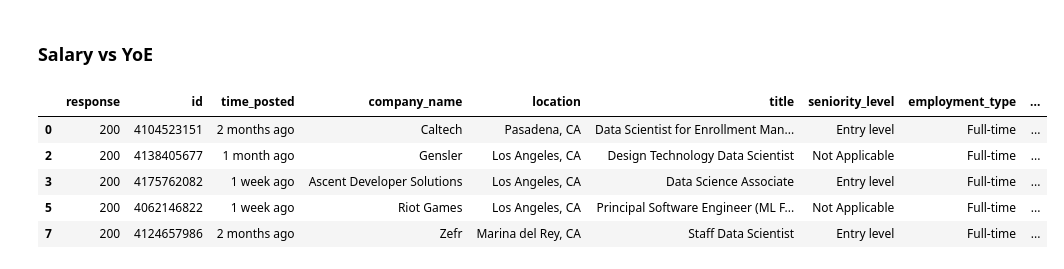
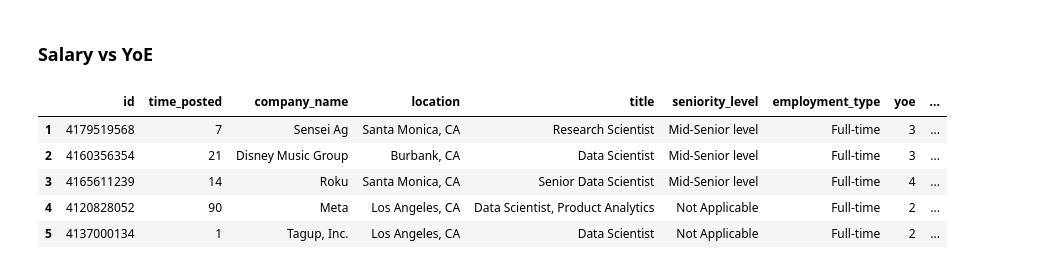
Before and after one commit to desmond-jung/Job-Insights-Agent, a Jupyter notebook: job_posting_scraper.ipynb, the cells around one changed output. Cells and saved outputs as stored; diff of their text form; code cells hidden in the pictures.

Commit message:
improving integrity of fields and data pre-processing

```diff
--- a/job_posting_scraper.ipynb
+++ b/job_posting_scraper.ipynb
@@ -409,5 +395,2 @@ def extract_min_range(salary):
 # %% [markdown]
 ##### Salary - Replace with minimum value if a range is provided, integer type
-# %%
-salary = jobs_df[jobs_df['salary'].notna()].reset_index(drop=True)
-salary.head()
@@ -424,0 +422,26 @@ salary.head()
+# %%
+# Format Time Posted to days
+
+def convert_to_days(time_posted):
+
+    time_string = time_posted.split(' ')
+    if len(time_string) < 2:
+        return 0
+    date = time_string[1]
+    num = int(time_string[0])
+    if date == 'hour' or date == 'hours':
+        return 1
+    elif date == 'year' or date == 'years':
+        return num * 365
+    elif date == 'months' or date == 'months':
+        return num * 30
+    elif date == 'week' or date == 'weeks':
+        return num * 7
+    else:
+        return num
+
+#jobs_df['time_posted'] = jobs_df['time_posted'].fillna(0).astype(int)
+# time_df = jobs_df[jobs_df['time_posted'].notna()].copy()
+jobs_df['time_posted'] = jobs_df['time_posted'].fillna('0').astype(str)
+jobs_df.loc[:, 'time_posted'] = jobs_df['time_posted'].apply(convert_to_days).astype(int)
+jobs_df.head(1)
@@ -425,2 +451,5 @@ salary.head()
 # %% [markdown]
 ##### Ensure YOE is an integer
+# %%
+jobs_df['yoe'] = jobs_df['yoe'].fillna(0).astype(int)
+jobs_df.head(1)
@@ -427,2 +459,5 @@ salary.head()
 # %% [markdown]
 ##### Remove Response column
+# %%
+jobs_df = jobs_df.drop('response', axis = 1)
+jobs_df.head(1)
@@ -433,18 +471,18 @@ import matplotlib.pyplot as plt
 # %% [markdown]
 ### Salary vs YoE
 # %%
-salary_df = jobs_df[jobs_df['salary'].notna()].copy()  # Ensure it's a copy
+salary_df = jobs_df[jobs_df['salary']!= 0].copy()  # Ensure it's a copy
 salary_df.loc[:, 'salary'] = salary_df['salary'].apply(extract_min_range)
 
 
 salary_df.head()
 # %% [output]
-|  | response | id | time_posted | company_name | location | title | seniority_level | employment_type | ... |
-| 0 | 200 | 4104523151 | 2 months ago | Caltech | Pasadena, CA | Data Scientist for Enrollment Man... | Entry level | Full-time | ... |
-| 2 | 200 | 4138405677 | 1 month ago | Gensler | Los Angeles, CA | Design Technology Data Scientist | Not Applicable | Full-time | ... |
-| 3 | 200 | 4175762082 | 1 week ago | Ascent Developer Solutions | Los Angeles, CA | Data Science Associate | Entry level | Full-time | ... |
-| 5 | 200 | 4062146822 | 1 week ago | Riot Games | Los Angeles, CA | Principal Software Engineer (ML F... | Not Applicable | Full-time | ... |
-| 7 | 200 | 4124657986 | 2 months ago | Zefr | Marina del Rey, CA | Staff Data Scientist | Entry level | Full-time | ... |
+|  | id | time_posted | company_name | location | title | seniority_level | employment_type | yoe | ... |
+| 1 | 4179519568 | 7 | Sensei Ag | Santa Monica, CA | Research Scientist | Mid-Senior level | Full-time | 3 | ... |
+| 2 | 4160356354 | 21 | Disney Music Group | Burbank, CA | Data Scientist | Mid-Senior level | Full-time | 3 | ... |
+| 3 | 4165611239 | 14 | Roku | Santa Monica, CA | Senior Data Scientist | Mid-Senior level | Full-time | 4 | ... |
+| 4 | 4120828052 | 90 | Meta | Los Angeles, CA | Data Scientist, Product Analytics | Not Applicable | Full-time | 2 | ... |
+| 5 | 4137000134 | 1 | Tagup, Inc. | Los Angeles, CA | Data Scientist | Not Applicable | Full-time | 2 | ... |
 # %%
 # 60 - 250
 salary_df['salary'].hist(bins = 20, range=(60000,250000), edgecolor='black', alpha=0.7, figsize=(10, 6))
```
Also changed, not shown: parts of 16 cells of this notebook, 2 other files.
